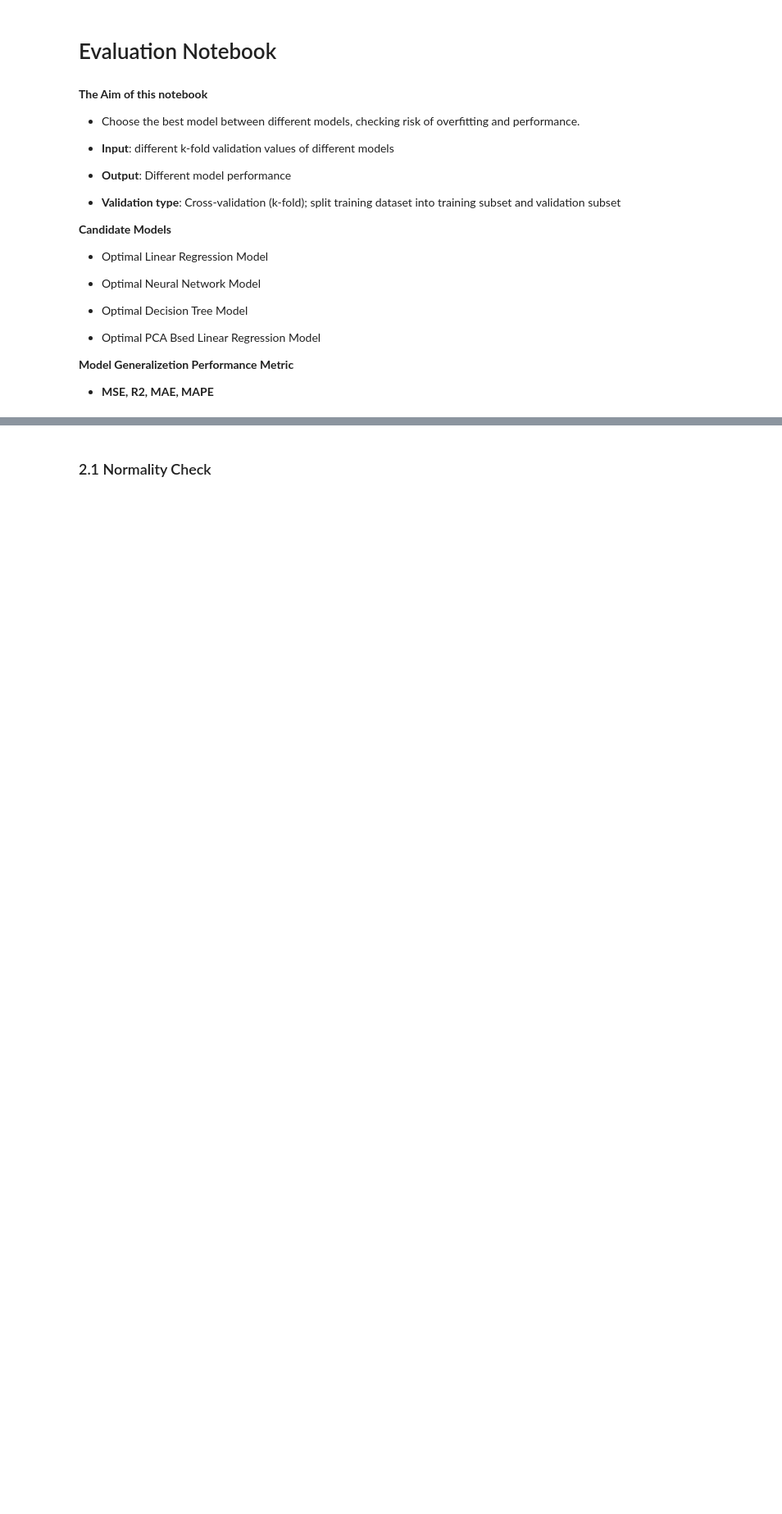
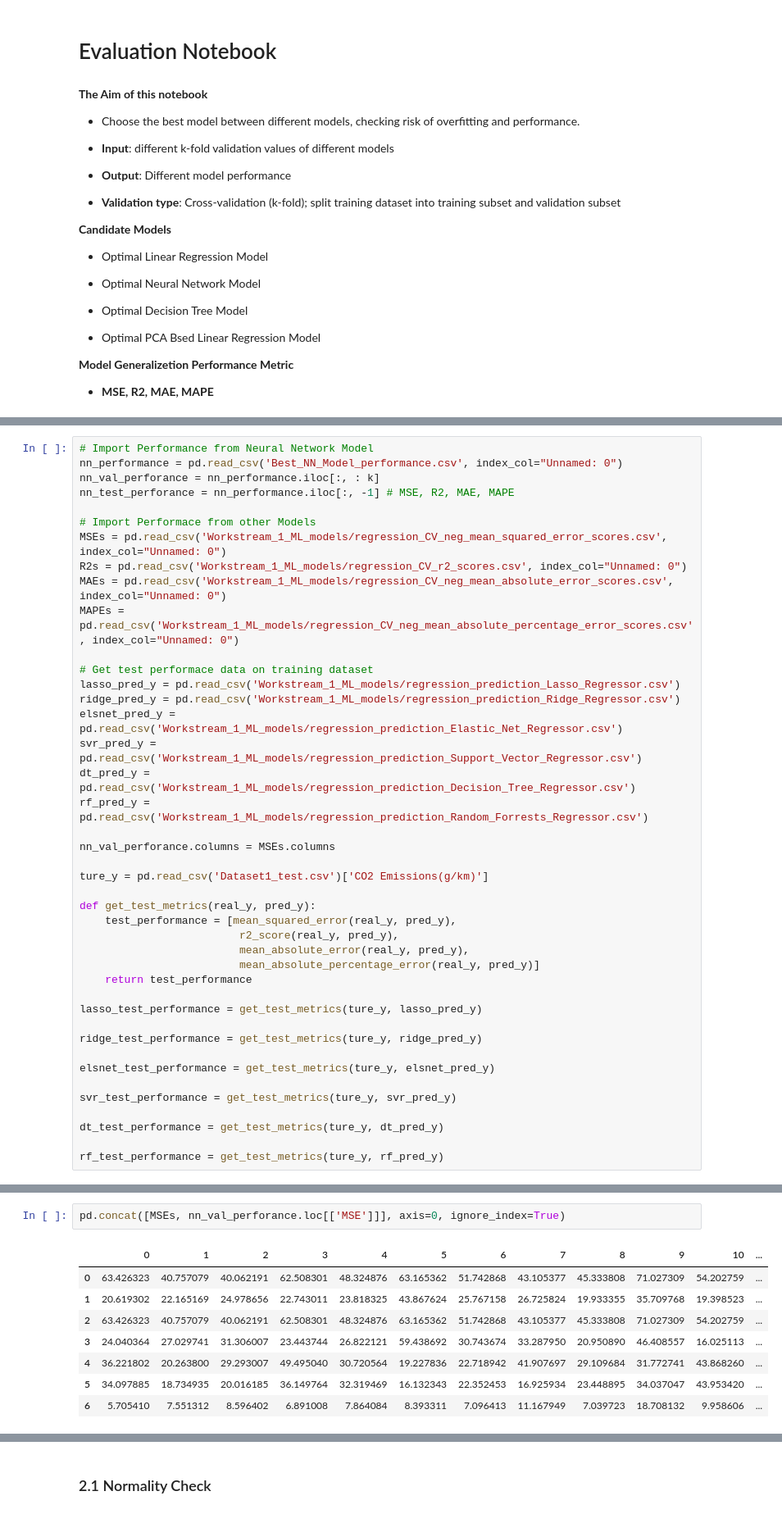
Before and after one commit to yixuan228/MSc_DE_GroupWork4, a Jupyter notebook: Scripts/Evaluation 2.ipynb, the cells around one changed output, grey strips where cells are left out. Shown at 82% size. Cells and saved outputs as stored; diff of their text form; blank space fills up the shorter version.

```diff
--- a/Scripts/Evaluation 2.ipynb
+++ b/Scripts/Evaluation 2.ipynb
@@ -57,0 +54,42 @@ def plot_pred_true(y_test, y_pred, ax):
+# %%
+# Import Performance from Neural Network Model
+nn_performance = pd.read_csv('Best_NN_Model_performance.csv', index_col="Unnamed: 0")
+nn_val_perforance = nn_performance.iloc[:, : k]
+nn_test_perforance = nn_performance.iloc[:, -1] # MSE, R2, MAE, MAPE
+
+# Import Performace from other Models
+MSEs = pd.read_csv('Workstream_1_ML_models/regression_CV_neg_mean_squared_error_scores.csv', index_col="Unnamed: 0")
+R2s = pd.read_csv('Workstream_1_ML_models/regression_CV_r2_scores.csv', index_col="Unnamed: 0")
+MAEs = pd.read_csv('Workstream_1_ML_models/regression_CV_neg_mean_absolute_error_scores.csv', index_col="Unnamed: 0")
+MAPEs = pd.read_csv('Workstream_1_ML_models/regression_CV_neg_mean_absolute_percentage_error_scores.csv', index_col="Unnamed: 0")
+
+# Get test performace data on training dataset
+lasso_pred_y = pd.read_csv('Workstream_1_ML_models/regression_prediction_Lasso_Regressor.csv')
+ridge_pred_y = pd.read_csv('Workstream_1_ML_models/regression_prediction_Ridge_Regressor.csv')
+elsnet_pred_y = pd.read_csv('Workstream_1_ML_models/regression_prediction_Elastic_Net_Regressor.csv')
+svr_pred_y = pd.read_csv('Workstream_1_ML_models/regression_prediction_Support_Vector_Regressor.csv')
+dt_pred_y = pd.read_csv('Workstream_1_ML_models/regression_prediction_Decision_Tree_Regressor.csv')
+rf_pred_y = pd.read_csv('Workstream_1_ML_models/regression_prediction_Random_Forrests_Regressor.csv')
+
+nn_val_perforance.columns = MSEs.columns
+
+ture_y = pd.read_csv('Dataset1_test.csv')['CO2 Emissions(g/km)']
+
+def get_test_metrics(real_y, pred_y):
+    test_performance = [mean_squared_error(real_y, pred_y),
+                         r2_score(real_y, pred_y),
+                         mean_absolute_error(real_y, pred_y),
+                         mean_absolute_percentage_error(real_y, pred_y)]
+    return test_performance
+
+lasso_test_performance = get_test_metrics(ture_y, lasso_pred_y)
+
+ridge_test_performance = get_test_metrics(ture_y, ridge_pred_y)
+
+elsnet_test_performance = get_test_metrics(ture_y, elsnet_pred_y)
+
+svr_test_performance = get_test_metrics(ture_y, svr_pred_y)
+
+dt_test_performance = get_test_metrics(ture_y, dt_pred_y)
+
+rf_test_performance = get_test_metrics(ture_y, rf_pred_y)
@@ -57,0 +153,11 @@ def plot_pred_true(y_test, y_pred, ax):
+# %%
+pd.concat([MSEs, nn_val_perforance.loc[['MSE']]], axis=0, ignore_index=True)
+# %% [output]
+|  | 0 | 1 | 2 | 3 | 4 | 5 | 6 | 7 | 8 | 9 | 10 | ... |
+| 0 | 63.426323 | 40.757079 | 40.062191 | 62.508301 | 48.324876 | 63.165362 | 51.742868 | 43.105377 | 45.333808 | 71.027309 | 54.202759 | ... |
+| 1 | 20.619302 | 22.165169 | 24.978656 | 22.743011 | 23.818325 | 43.867624 | 25.767158 | 26.725824 | 19.933355 | 35.709768 | 19.398523 | ... |
+| 2 | 63.426323 | 40.757079 | 40.062191 | 62.508301 | 48.324876 | 63.165362 | 51.742868 | 43.105377 | 45.333808 | 71.027309 | 54.202759 | ... |
+| 3 | 24.040364 | 27.029741 | 31.306007 | 23.443744 | 26.822121 | 59.438692 | 30.743674 | 33.287950 | 20.950890 | 46.408557 | 16.025113 | ... |
+| 4 | 36.221802 | 20.263800 | 29.293007 | 49.495040 | 30.720564 | 19.227836 | 22.718942 | 41.907697 | 29.109684 | 31.772741 | 43.868260 | ... |
+| 5 | 34.097885 | 18.734935 | 20.016185 | 36.149764 | 32.319469 | 16.132343 | 22.352453 | 16.925934 | 23.448895 | 34.037047 | 43.953420 | ... |
+| 6 | 5.705410 | 7.551312 | 8.596402 | 6.891008 | 7.864084 | 8.393311 | 7.096413 | 11.167949 | 7.039723 | 18.708132 | 9.958606 | ... |
```
Also changed, not shown: parts of 40 cells of this notebook, 3 other files.
